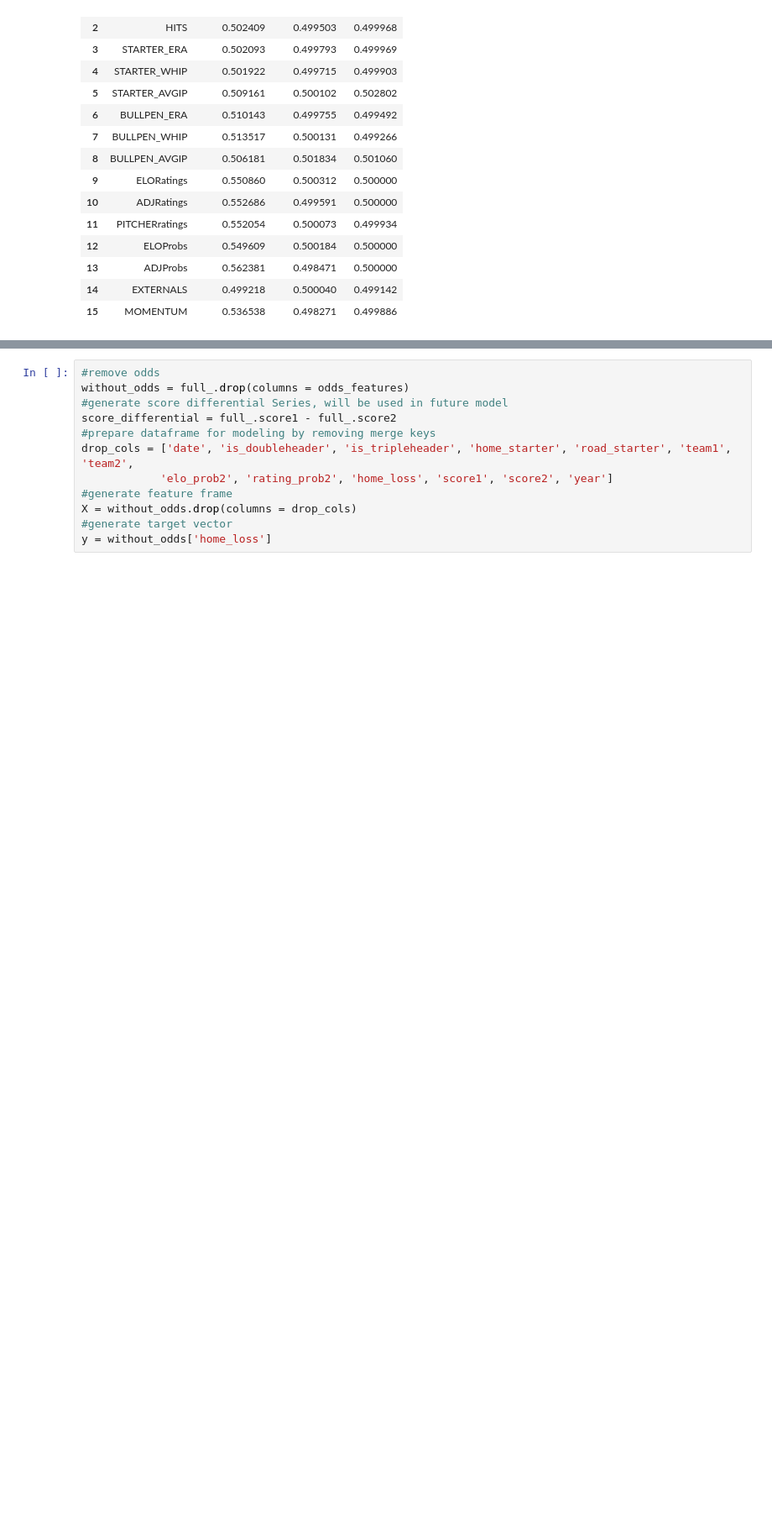
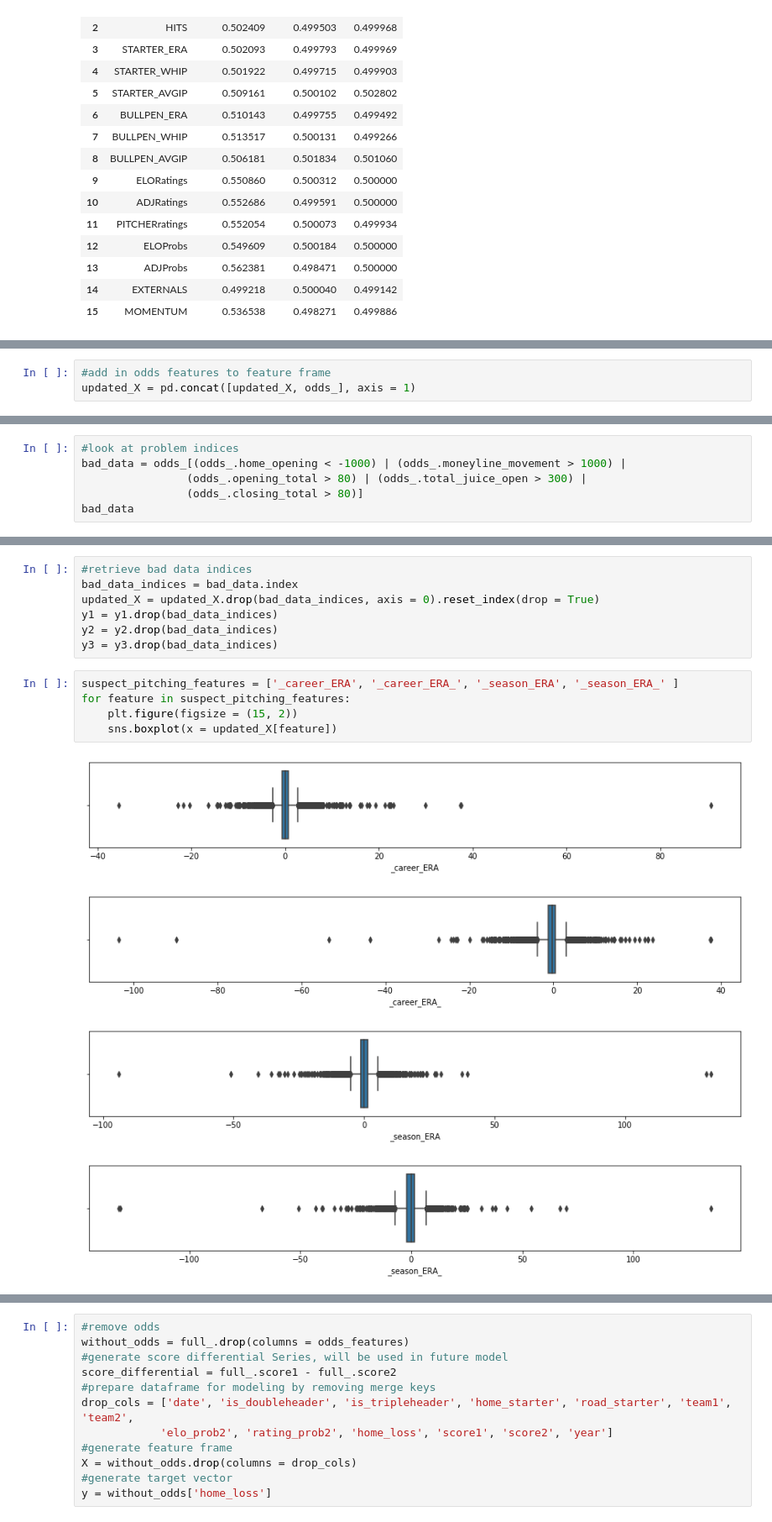
Before and after one commit to asoane34/retrosheet_analysis, a Jupyter notebook: 02betting_lines_application.ipynb, the cells around one changed output, grey strips where cells are left out. Shown at 84% size. Saved outputs shown, nothing was run; the diff lists cells and outputs as text; blank space fills up the shorter version.

```diff
--- a/02betting_lines_application.ipynb
+++ b/02betting_lines_application.ipynb
@@ -630,0 +861,3 @@ b
+# %%
+#add in odds features to feature frame
+updated_X = pd.concat([updated_X, odds_], axis = 1)
@@ -630,0 +945,6 @@ b
+# %%
+#look at problem indices
+bad_data = odds_[(odds_.home_opening < -1000) | (odds_.moneyline_movement > 1000) |
+                (odds_.opening_total > 80) | (odds_.total_juice_open > 300) |
+                (odds_.closing_total > 80)]
+bad_data
@@ -630,0 +960,17 @@ b
+# %%
+#retrieve bad data indices
+bad_data_indices = bad_data.index
+updated_X = updated_X.drop(bad_data_indices, axis = 0).reset_index(drop = True)
+y1 = y1.drop(bad_data_indices)
+y2 = y2.drop(bad_data_indices)
+y3 = y3.drop(bad_data_indices)
+# %%
+suspect_pitching_features = ['_career_ERA', '_career_ERA_', '_season_ERA', '_season_ERA_' ]
+for feature in suspect_pitching_features:
+    plt.figure(figsize = (15, 2))
+    sns.boxplot(x = updated_X[feature])
+# %% [output]
+[figure, added]
+[figure, added]
+[figure, added]
+[figure, added]
```
Also changed, not shown: parts of 58 cells of this notebook, 18 other files.
